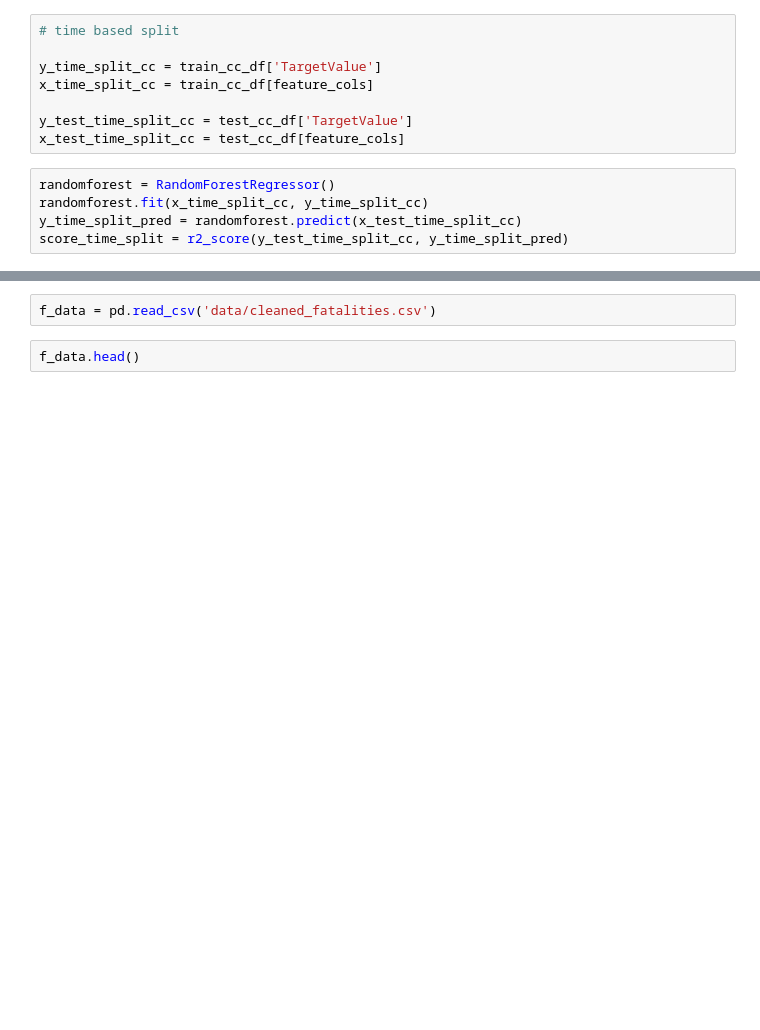
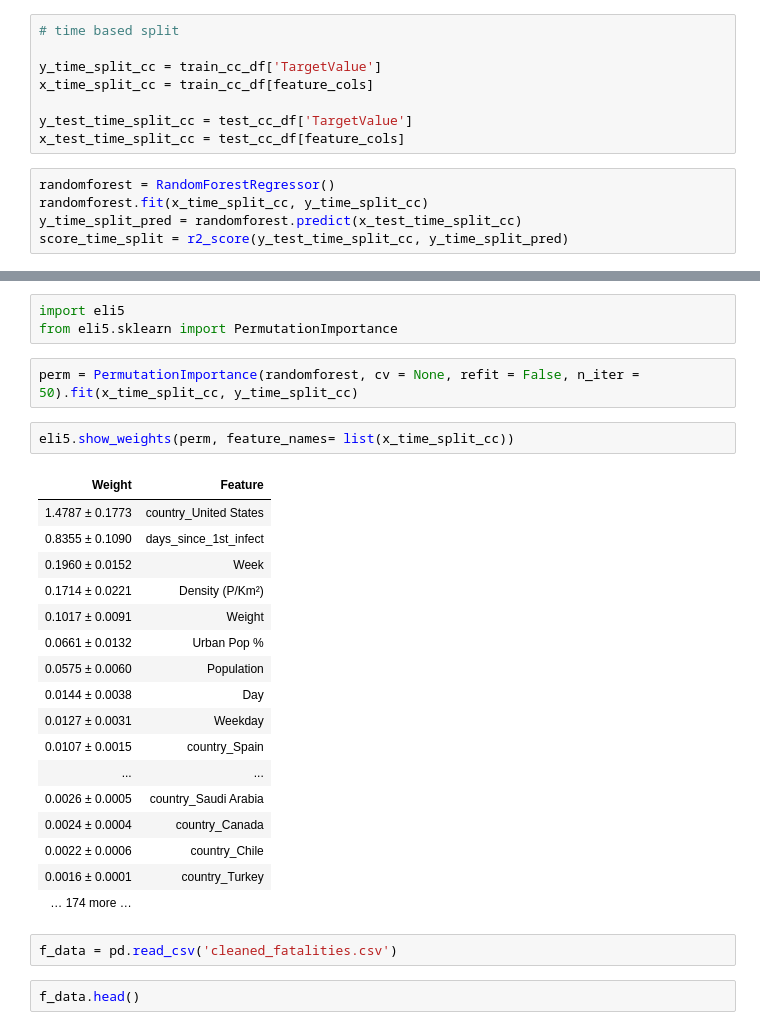
Before and after one commit to acquayefrank/MLDM2020-Project, a Jupyter notebook: experiments_random_forest_regressor.ipynb, the cells around one changed output, grey strips where cells are left out. Drawn from its saved outputs; the diff is of its cells as text; blank space fills up the shorter version.

```diff
--- a/experiments_random_forest_regressor.ipynb
+++ b/experiments_random_forest_regressor.ipynb
@@ -97,5 +110,30 @@ import eli5
+# %%
+import eli5
+from eli5.sklearn import PermutationImportance
+# %%
+perm = PermutationImportance(randomforest, cv = None, refit = False, n_iter = 50).fit(x_time_split_cc, y_time_split_cc)
+# %%
+eli5.show_weights(perm, feature_names= list(x_time_split_cc))
+# %% [output]
+| Weight | Feature |
+| 1.4787 ± 0.1773 | country_United States |
+| 0.8355 ± 0.1090 | days_since_1st_infect |
+| 0.1960 ± 0.0152 | Week |
+| 0.1714 ± 0.0221 | Density (P/Km²) |
+| 0.1017 ± 0.0091 | Weight |
+| 0.0661 ± 0.0132 | Urban Pop % |
+| 0.0575 ± 0.0060 | Population |
+| 0.0144 ± 0.0038 | Day |
+| 0.0127 ± 0.0031 | Weekday |
+| 0.0107 ± 0.0015 | country_Spain |
+| ... | ... |
+| 0.0026 ± 0.0005 | country_Saudi Arabia |
+| 0.0024 ± 0.0004 | country_Canada |
+| 0.0022 ± 0.0006 | country_Chile |
+| 0.0016 ± 0.0001 | country_Turkey |
+| … 174 more … |  |
 # %%
-f_data = pd.read_csv('data/cleaned_fatalities.csv')
+f_data = pd.read_csv('cleaned_fatalities.csv')
 # %%
 f_data.head()
 # %% [output]
```
Also changed, not shown: parts of 7 cells of this notebook, 8 other files.
